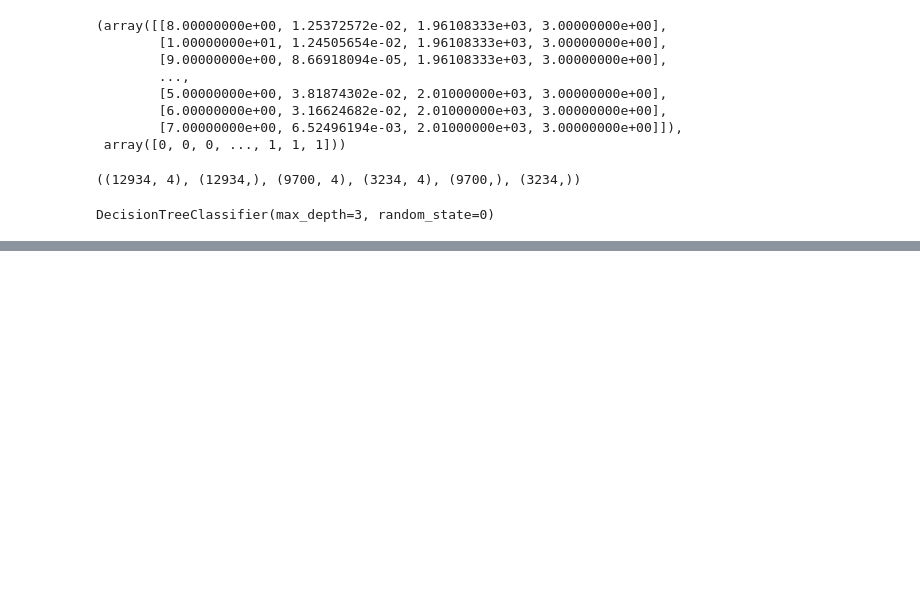
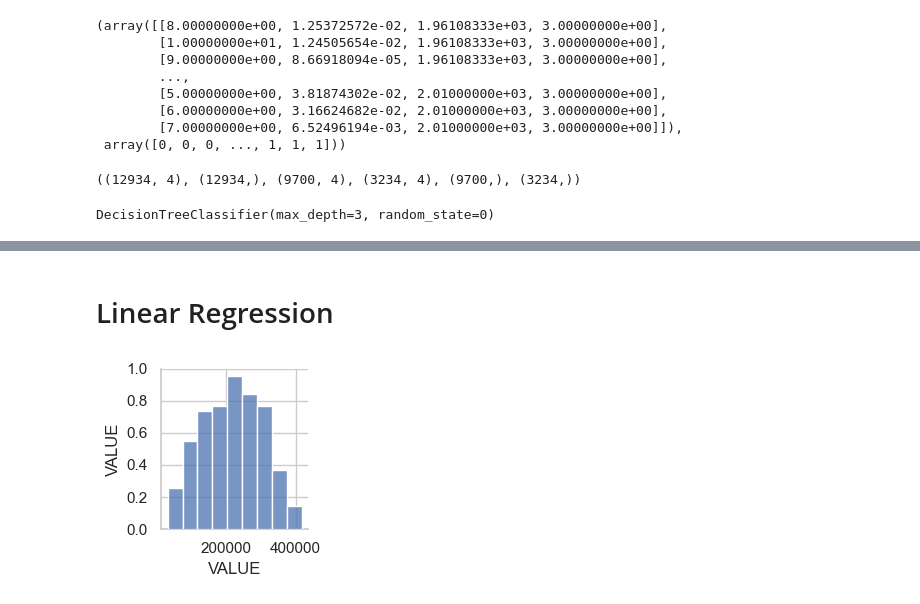
Before and after one commit to CCT-Dublin/ca1-claireobrien00, a Jupyter notebook: Passenger Movement.ipynb, the cells around one changed output, grey strips where cells are left out. Cells and saved outputs as stored; diff of their text form; code cells hidden in the pictures; blank space fills up the shorter version.

Commit message:
linear regression

```diff
--- a/Passenger Movement.ipynb
+++ b/Passenger Movement.ipynb
@@ -901,0 +803,20 @@ Intercept: -20761974732862408176112985225611968838410964327703721563942969026003
+# %% [markdown]
+# Linear Regression
+# %%
+# import the libraries for the plot
+
+# Set the style for the plot using swaborn library
+sns.set(style='whitegrid', context='notebook')
+
+# Consider the following columns from the entire dataset
+cols = ['VALUE']
+
+# Display the pairplot using the above-mentioned columns
+sns.pairplot(departing_by_sea_summer_df[cols], height = 2.5)
+
+plt.tight_layout()
+
+# plt.savefig('./figures/scatter.png', dpi=300)
+plt.show()
+# %% [output]
+[figure, added]
```
Also changed, not shown: parts of 41 cells of this notebook, 1 other file.
